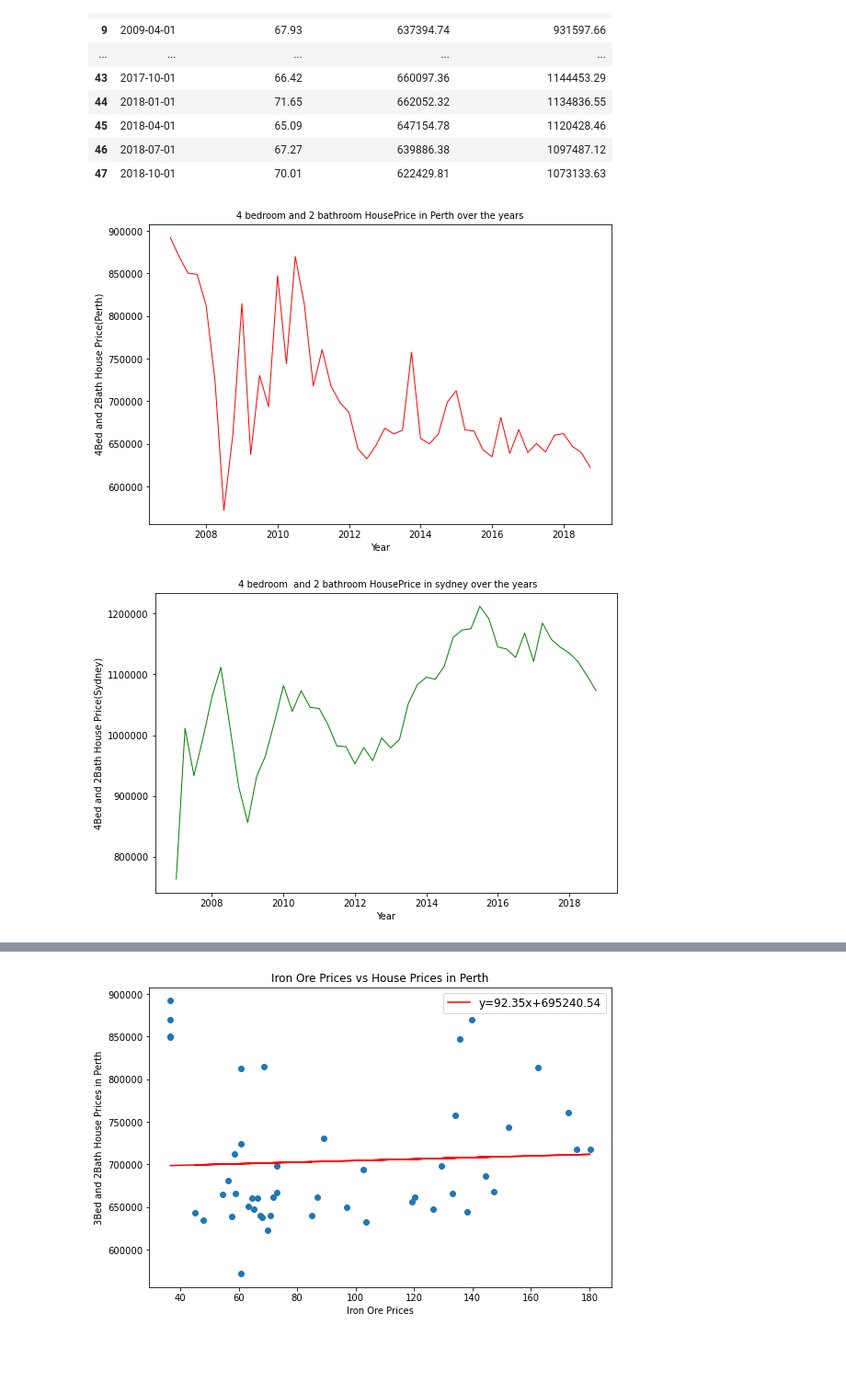
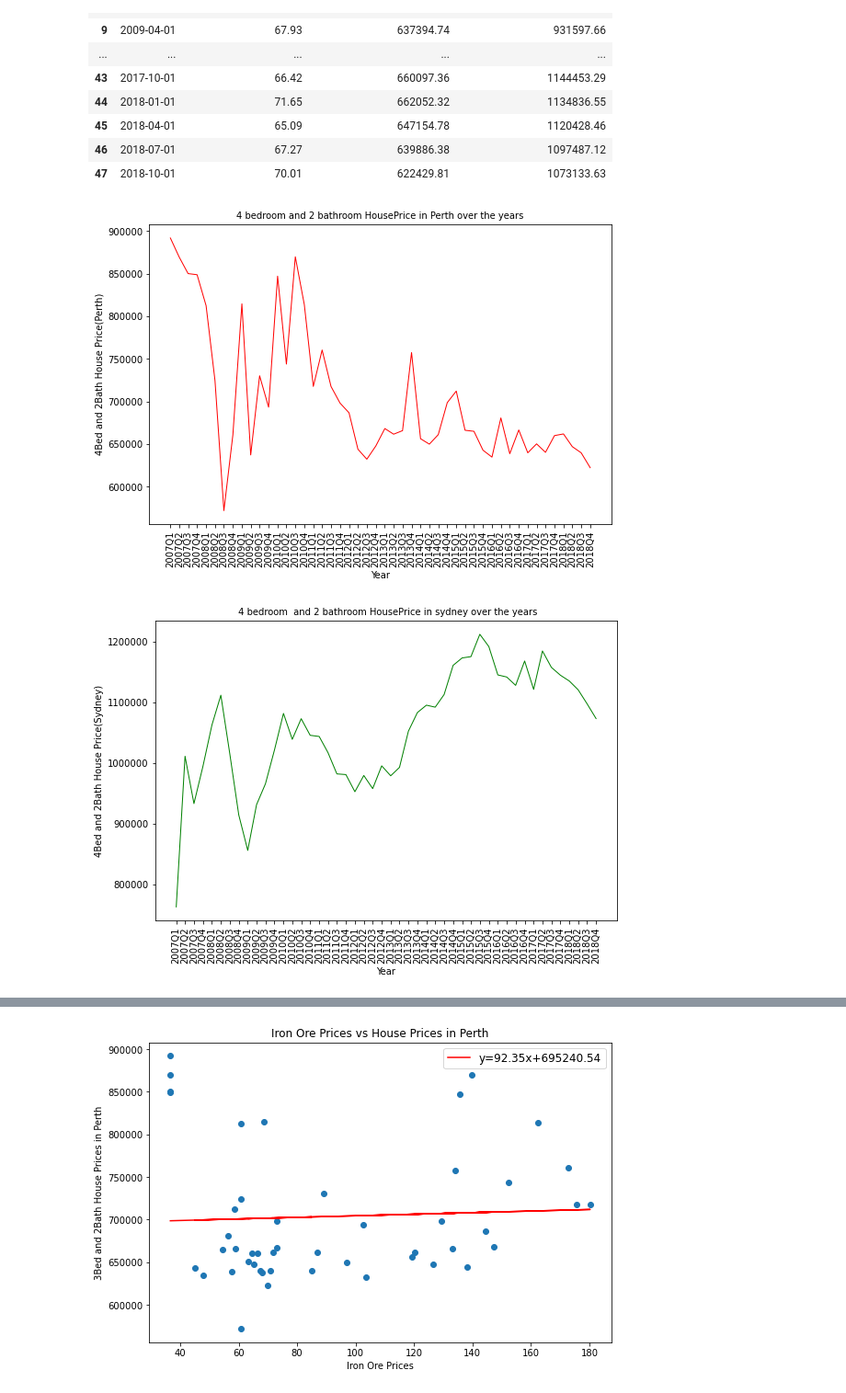
Before and after one commit to Dion-Daniels/Project1, a Jupyter notebook: Data/House_Commodities_Data_Analysis.ipynb, the cells around one changed output, grey strips where cells are left out. Shown at 92% size. Cells and saved outputs as stored; diff of their text form; code cells hidden in the pictures; blank space fills up the shorter version.

Commit message:
Add xticks to analysis and graphs to cleanup

```diff
--- a/Data/House_Commodities_Data_Analysis.ipynb
+++ b/Data/House_Commodities_Data_Analysis.ipynb
@@ -48,6 +48,8 @@ irondata_avgprice
 | 45 | 2018-04-01 | 65.09 |
 | 46 | 2018-07-01 | 67.27 |
 | 47 | 2018-10-01 | 70.01 |
+# %%
+quarters= irondata_avgprice["Date"].dt.to_period('Q').astype(str).tolist()
 # %%
 #Setting the x_axis and y_axis from the irondata_filtered dataframe
 x_axis=irondata_avgprice["Date"]
@@ -176,25 +177,26 @@ houses_4bed2bath_iron_combined
 # %%
 #Setting the x_axis and y_axis from the irondata_filtered dataframe
 x_axis=houses_4bed2bath_iron_combined["Date"]
 y_axis=houses_4bed2bath_iron_combined["Average_Houseprice_Perth"]
 
 #Figure size
 fig1, ax1 = plt.subplots(figsize=(9,6))
 
 #Setting the x-labels, y-labels and title
 plt.xlabel("Year")
 plt.ylabel("4Bed and 2Bath House Price(Perth)")
 plt.title("4 bedroom and 2 bathroom HousePrice in Perth over the years", fontsize=10)
 ax1.ticklabel_format(style='plain')
 
 #Plotting the line
 plt.plot(x_axis, y_axis, linewidth="1", color ="r")
+plt.xticks(x_axis,quarters,rotation="vertical")
 
 #Save the fig
 plt.savefig("Images/Perth_Houseprice.jpg")
 plt.show()
 # %% [output]
-[figure, old version]
+[figure, new version]
 # %%
 #Setting the x_axis and y_axis from the irondata_filtered dataframe
 x_axis=houses_4bed2bath_iron_combined["Date"]
@@ -211,12 +213,12 @@ ax1.ticklabel_format(style='plain')
 
 #Plotting the line
 plt.plot(x_axis, y_axis, linewidth="1", color="g")
-
+plt.xticks(x_axis,quarters,rotation="vertical")
 #Save the fig
 plt.savefig("Images/Sydney_houseprices.jpg")
 plt.show()
 # %% [output]
-[figure, old version]
+[figure, new version]
 # %%
 #Plotting to see the variation between the cities
 x_values=houses_4bed2bath_iron_combined["Date"]
```
Also changed, not shown: parts of 3 cells of this notebook, 15 other files.
